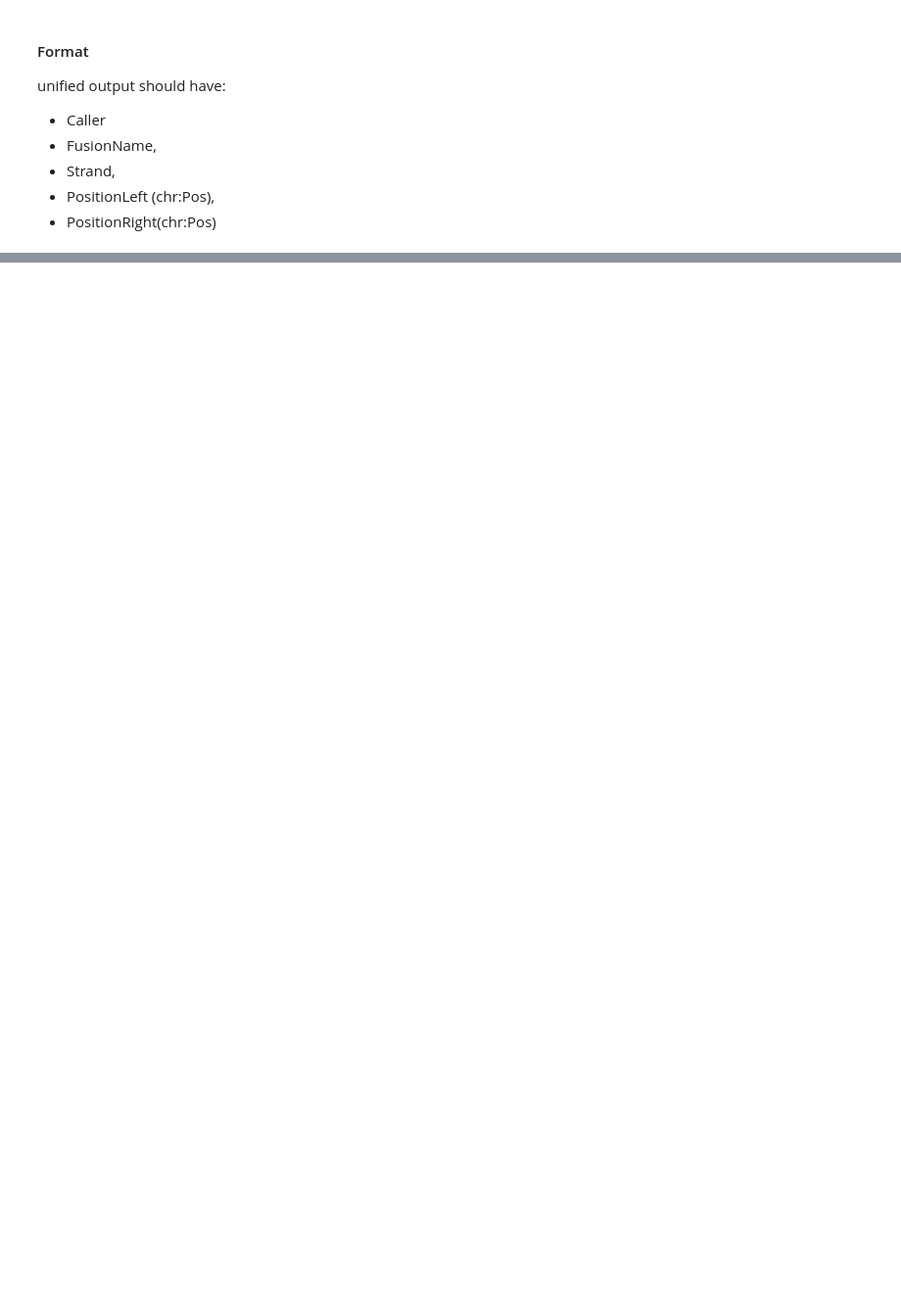
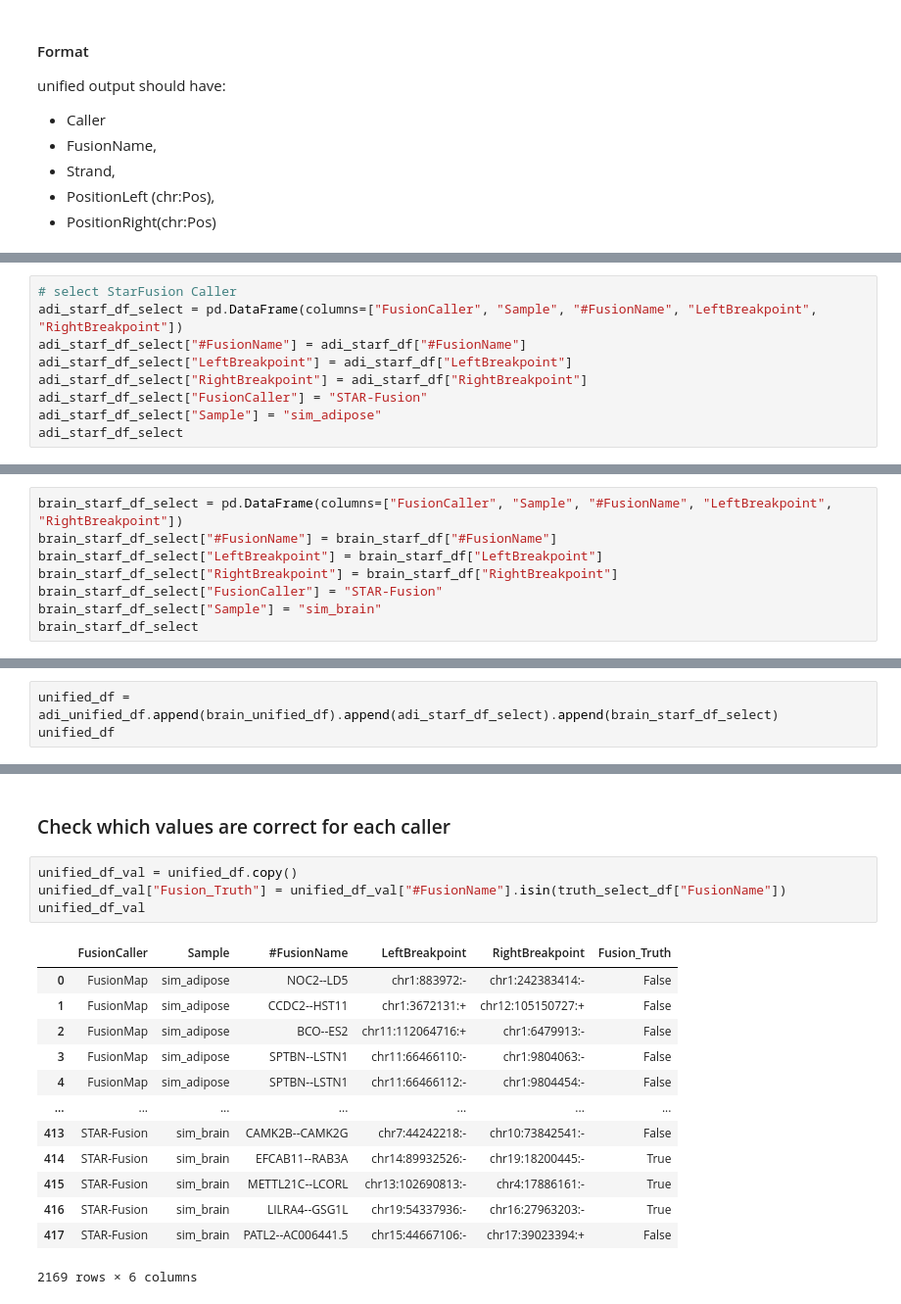
Before and after one commit to RMichae1/gene_fusion, a Jupyter notebook: Fusion_Analysis.ipynb, the cells around one changed output, grey strips where cells are left out. Shown: that part at 98% size. Saved outputs shown, nothing was run; the diff lists cells and outputs as text; blank space fills up the shorter version.

```diff
--- a/Fusion_Analysis.ipynb
+++ b/Fusion_Analysis.ipynb
@@ -92,0 +125,9 @@ class FusionBenchmark:
+# %%
+# select StarFusion Caller
+adi_starf_df_select = pd.DataFrame(columns=["FusionCaller", "Sample", "#FusionName", "LeftBreakpoint", "RightBreakpoint"])
+adi_starf_df_select["#FusionName"] = adi_starf_df["#FusionName"]
+adi_starf_df_select["LeftBreakpoint"] = adi_starf_df["LeftBreakpoint"]
+adi_starf_df_select["RightBreakpoint"] = adi_starf_df["RightBreakpoint"]
+adi_starf_df_select["FusionCaller"] = "STAR-Fusion"
+adi_starf_df_select["Sample"] = "sim_adipose"
+adi_starf_df_select
@@ -92,0 +148,8 @@ class FusionBenchmark:
+# %%
+brain_starf_df_select = pd.DataFrame(columns=["FusionCaller", "Sample", "#FusionName", "LeftBreakpoint", "RightBreakpoint"])
+brain_starf_df_select["#FusionName"] = brain_starf_df["#FusionName"]
+brain_starf_df_select["LeftBreakpoint"] = brain_starf_df["LeftBreakpoint"]
+brain_starf_df_select["RightBreakpoint"] = brain_starf_df["RightBreakpoint"]
+brain_starf_df_select["FusionCaller"] = "STAR-Fusion"
+brain_starf_df_select["Sample"] = "sim_brain"
+brain_starf_df_select
@@ -92,0 +170,3 @@ class FusionBenchmark:
+# %%
+unified_df = adi_unified_df.append(brain_unified_df).append(adi_starf_df_select).append(brain_starf_df_select)
+unified_df
@@ -92,0 +204,20 @@ class FusionBenchmark:
+# %% [markdown]
+### Check which values are correct for each caller
+# %%
+unified_df_val = unified_df.copy()
+unified_df_val["Fusion_Truth"] = unified_df_val["#FusionName"].isin(truth_select_df["FusionName"])
+unified_df_val
+# %% [output]
+|  | FusionCaller | Sample | #FusionName | LeftBreakpoint | RightBreakpoint | Fusion_Truth |
+| 0 | FusionMap | sim_adipose | NOC2--LD5 | chr1:883972:- | chr1:242383414:- | False |
+| 1 | FusionMap | sim_adipose | CCDC2--HST11 | chr1:3672131:+ | chr12:105150727:+ | False |
+| 2 | FusionMap | sim_adipose | BCO--ES2 | chr11:112064716:+ | chr1:6479913:- | False |
+| 3 | FusionMap | sim_adipose | SPTBN--LSTN1 | chr11:66466110:- | chr1:9804063:- | False |
+| 4 | FusionMap | sim_adipose | SPTBN--LSTN1 | chr11:66466112:- | chr1:9804454:- | False |
+| ... | ... | ... | ... | ... | ... | ... |
+| 413 | STAR-Fusion | sim_brain | CAMK2B--CAMK2G | chr7:44242218:- | chr10:73842541:- | False |
+| 414 | STAR-Fusion | sim_brain | EFCAB11--RAB3A | chr14:89932526:- | chr19:18200445:- | True |
+| 415 | STAR-Fusion | sim_brain | METTL21C--LCORL | chr13:102690813:- | chr4:17886161:- | True |
+| 416 | STAR-Fusion | sim_brain | LILRA4--GSG1L | chr19:54337936:- | chr16:27963203:- | True |
+| 417 | STAR-Fusion | sim_brain | PATL2--AC006441.5 | chr15:44667106:- | chr17:39023394:+ | False |
+2169 rows × 6 columns
```
Also changed, not shown: parts of 22 cells of this notebook, 3 other files.
